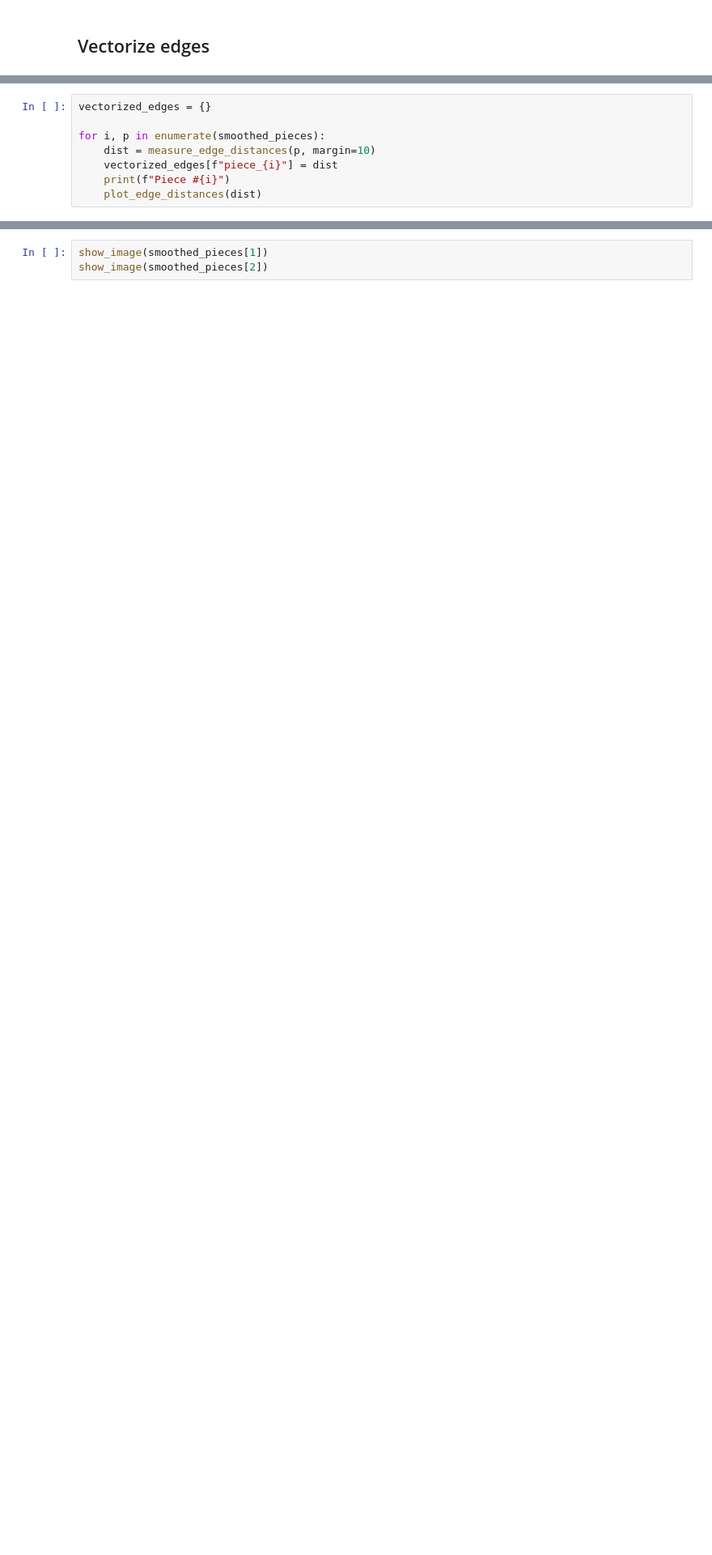
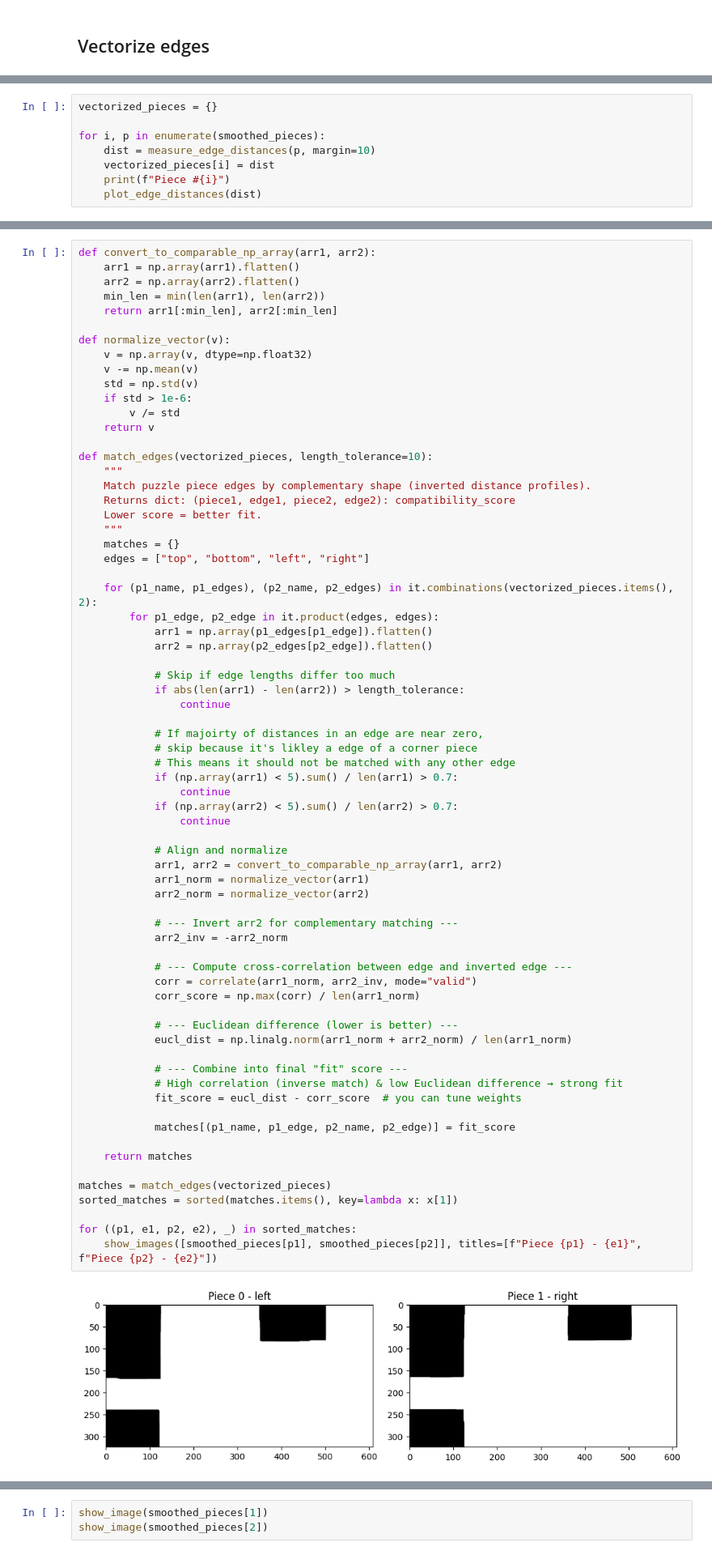
Before and after one commit to Mcapozzolo/PuzzleSimulator, a Jupyter notebook: image_processing/poc_opencv_01.ipynb, the cells around one changed output, grey strips where cells are left out. Shown at 81% size. Drawn from its saved outputs; the diff is of its cells as text; blank space fills up the shorter version.

Commit message:
Work on edge matching, not working yet

```diff
--- a/image_processing/poc_opencv_01.ipynb
+++ b/image_processing/poc_opencv_01.ipynb
@@ -246,9 +256,9 @@ AttributeError: 'FigureCanvasAgg' object has no attribute 'tostring_rgb'
 # %%
-vectorized_edges = {}
+vectorized_pieces = {}
 
 for i, p in enumerate(smoothed_pieces):
     dist = measure_edge_distances(p, margin=10)
-    vectorized_edges[f"piece_{i}"] = dist
+    vectorized_pieces[i] = dist
     print(f"Piece #{i}")
     plot_edge_distances(dist)
 # %% [output]
@@ -260,3 +270,74 @@ Piece #2
 [figure]
 Piece #3
 [figure]
+# %%
+def convert_to_comparable_np_array(arr1, arr2):
+    arr1 = np.array(arr1).flatten()
+    arr2 = np.array(arr2).flatten()
+    min_len = min(len(arr1), len(arr2))
+    return arr1[:min_len], arr2[:min_len]
+
+def normalize_vector(v):
+    v = np.array(v, dtype=np.float32)
+    v -= np.mean(v)
+    std = np.std(v)
+    if std > 1e-6:
+        v /= std
+    return v
+
+def match_edges(vectorized_pieces, length_tolerance=10):
+    """
+    Match puzzle piece edges by complementary shape (inverted distance profiles).
+    Returns dict: (piece1, edge1, piece2, edge2): compatibility_score
+    Lower score = better fit.
+    """
+    matches = {}
+    edges = ["top", "bottom", "left", "right"]
+
+    for (p1_name, p1_edges), (p2_name, p2_edges) in it.combinations(vectorized_pieces.items(), 2):
+        for p1_edge, p2_edge in it.product(edges, edges):
+            arr1 = np.array(p1_edges[p1_edge]).flatten()
+            arr2 = np.array(p2_edges[p2_edge]).flatten()
+
+            # Skip if edge lengths differ too much
+            if abs(len(arr1) - len(arr2)) > length_tolerance:
+                continue
+
+            # If majoirty of distances in an edge are near zero,
+            # skip because it's likley a edge of a corner piece
+            # This means it should not be matched with any other edge
+            if (np.array(arr1) < 5).sum() / len(arr1) > 0.7:
+                continue
+            if (np.array(arr2) < 5).sum() / len(arr2) > 0.7:
+                continue
+
+            # Align and normalize
+            arr1, arr2 = convert_to_comparable_np_array(arr1, arr2)
+            arr1_norm = normalize_vector(arr1)
+            arr2_norm = normalize_vector(arr2)
+
+            # --- Invert arr2 for complementary matching ---
+            arr2_inv = -arr2_norm
+
+            # --- Compute cross-correlation between edge and inverted edge ---
+            corr = correlate(arr1_norm, arr2_inv, mode="valid")
+            corr_score = np.max(corr) / len(arr1_norm)
+
+            # --- Euclidean difference (lower is better) ---
+            eucl_dist = np.linalg.norm(arr1_norm + arr2_norm) / len(arr1_norm)
+
+            # --- Combine into final "fit" score ---
+            # High correlation (inverse match) & low Euclidean difference → strong fit
+            fit_score = eucl_dist - corr_score  # you can tune weights
+
+            matches[(p1_name, p1_edge, p2_name, p2_edge)] = fit_score
+
+    return matches
+
+matches = match_edges(vectorized_pieces)
+sorted_matches = sorted(matches.items(), key=lambda x: x[1])
+
+for ((p1, e1, p2, e2), _) in sorted_matches:
+    show_images([smoothed_pieces[p1], smoothed_pieces[p2]], titles=[f"Piece {p1} - {e1}", f"Piece {p2} - {e2}"])
+# %% [output]
+[figure, added]
```
Also changed, not shown: parts of 5 cells of this notebook.
